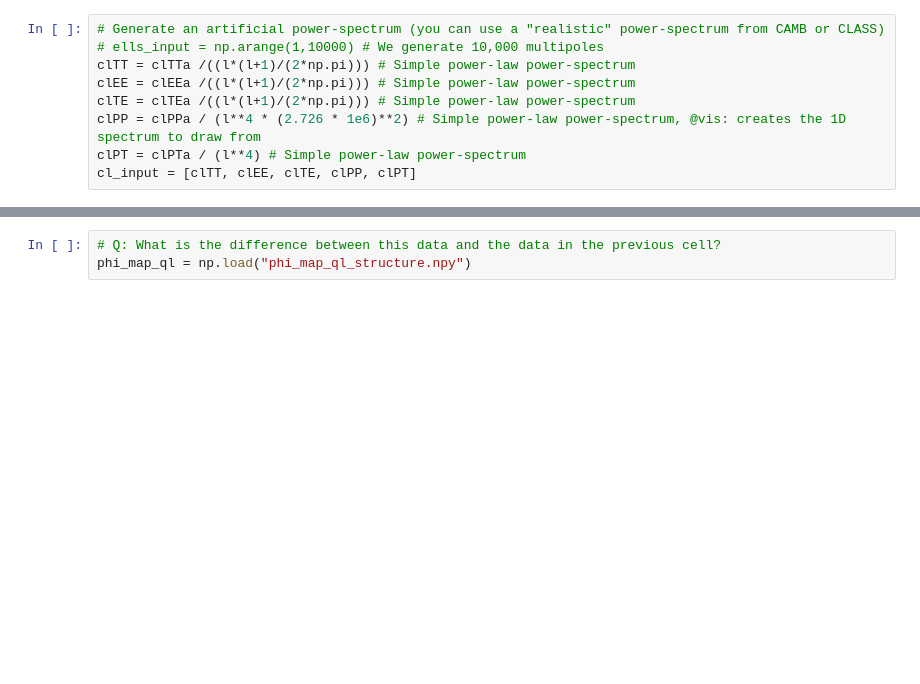
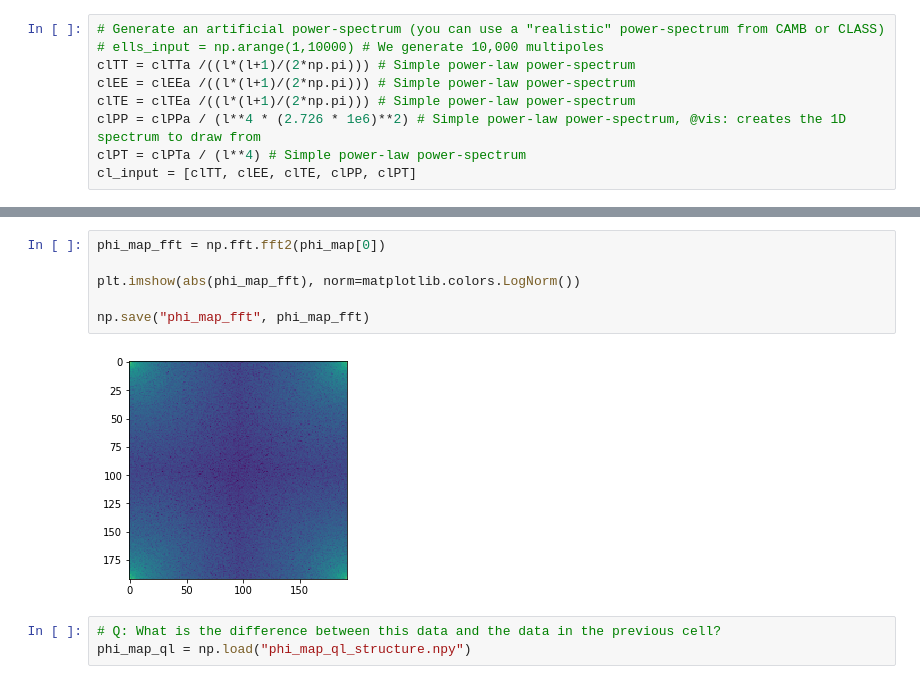
Before and after one commit to deepskies/DeepCMBsim, a Jupyter notebook: Phi Maps.ipynb, the cells around one changed output, grey strips where cells are left out. Drawn from its saved outputs; the diff is of its cells as text; blank space fills up the shorter version.

```diff
--- a/Phi Maps.ipynb
+++ b/Phi Maps.ipynb
@@ -87,3 +84,11 @@ np.save("phi_map_fft", phi_map_fft)
+# %%
+phi_map_fft = np.fft.fft2(phi_map[0])
+
+plt.imshow(abs(phi_map_fft), norm=matplotlib.colors.LogNorm())
+
+np.save("phi_map_fft", phi_map_fft)
+# %% [output]
+[figure, added]
 # %%
 # Q: What is the difference between this data and the data in the previous cell?
 phi_map_ql = np.load("phi_map_ql_structure.npy")
```
Also changed, not shown: parts of 14 cells of this notebook.
